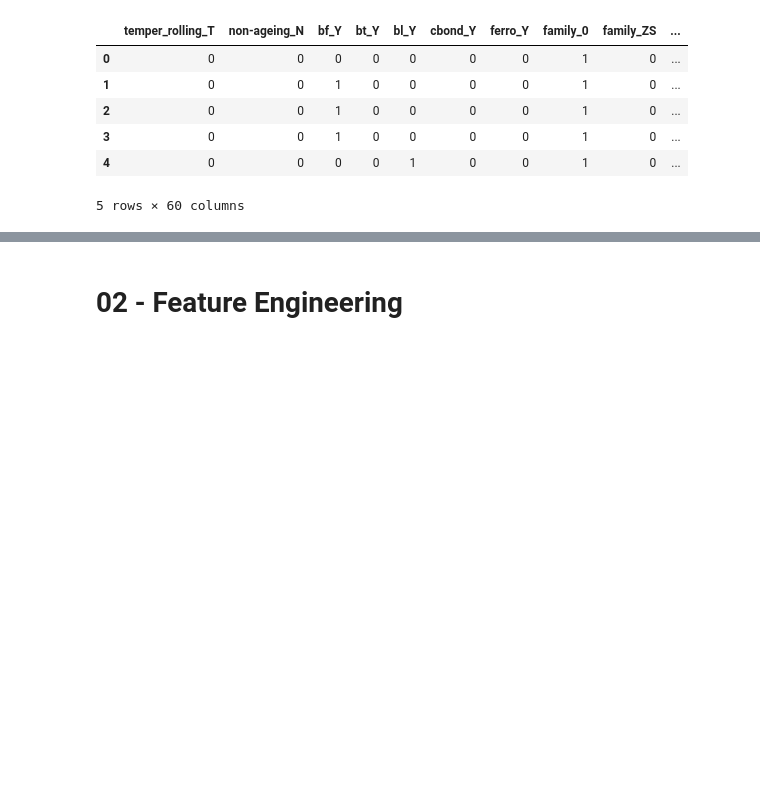
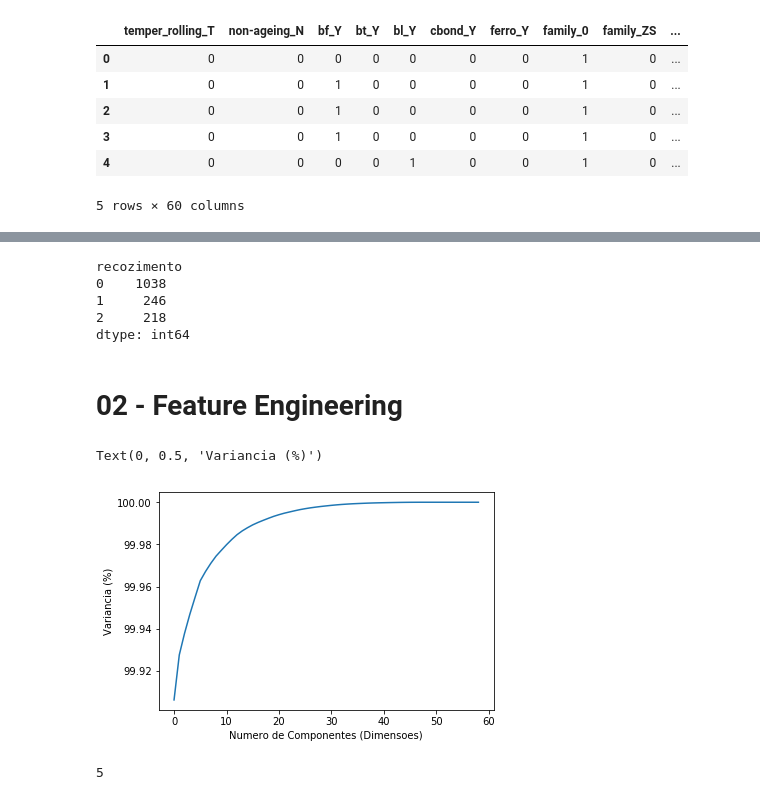
Before and after one commit to med0709/ML-Processo_de_Recozimento, a Jupyter notebook: 03-Machine_Learning.ipynb, the cells around one changed output, grey strips where cells are left out. Drawn from its saved outputs; the diff is of its cells as text; code cells hidden in the pictures; blank space fills up the shorter version.

```diff
--- a/03-Machine_Learning.ipynb
+++ b/03-Machine_Learning.ipynb
@@ -288,3 +288,9 @@ df_pre_processed.head()
 | 3 | 0 | 0 | 1 | 0 | 0 | 0 | 0 | 1 | 0 | ... |
 | 4 | 0 | 0 | 0 | 0 | 1 | 0 | 0 | 1 | 0 | ... |
 5 rows × 60 columns
+# %%
+plan_map = {'ruim' : 0, 'mediano' : 1, 'ideal' : 2}
+
+df_pre_processed = df_pre_processed.replace(plan_map)
+
+df_pre_processed.head()
@@ -291,2 +305,44 @@ df_pre_processed.head()
+# %%
+df_pre_processed.groupby('recozimento').size()
+# %% [output]
+recozimento
+0    1038
+1     246
+2     218
+dtype: int64
 # %% [markdown]
 # 02 - Feature Engineering
+# %%
+# Para reducao de dimensionalidade será utilizado o metodo PCA - Principal Component Analysis
+from sklearn.decomposition import PCA
+
+# Carregando os dados
+array_pca = df_pre_processed.values
+
+# Separando o array em componentes de input e output
+x_treino_pca = array_pca[:,0:59]
+y_treino_pca = array_pca[:,59]
+
+# A selecao de atributos será feita em cima de todas as dimensoes
+pca = PCA(n_components = None)
+fit = pca.fit(x_treino_pca)
+# %%
+# Com todas as dimensoes podemos visualizar como as dimensoes se comportam explicando a variancia
+# deste modo podemos ser mais assertivos quanto ao numero de componentes
+
+import matplotlib.pyplot as plt
+
+plt.plot(np.cumsum(pca.explained_variance_ratio_ * 100))
+plt.xlabel("Numero de Componentes (Dimensoes)")
+plt.ylabel("Variancia (%)")
+# %% [output]
+Text(0, 0.5, 'Variancia (%)')
+[figure, added]
+# %%
+# Quantidade de componentes que podem explicar 99% da variancia
+
+pca_ideal_components = np.cumsum(pca.explained_variance_ratio_ * 100)
+pca_ideal_components = (pca_ideal_components < 99.95).sum() + 1
+pca_ideal_components
+# %% [output]
+5
```
Also changed, not shown: parts of 4 cells of this notebook.
